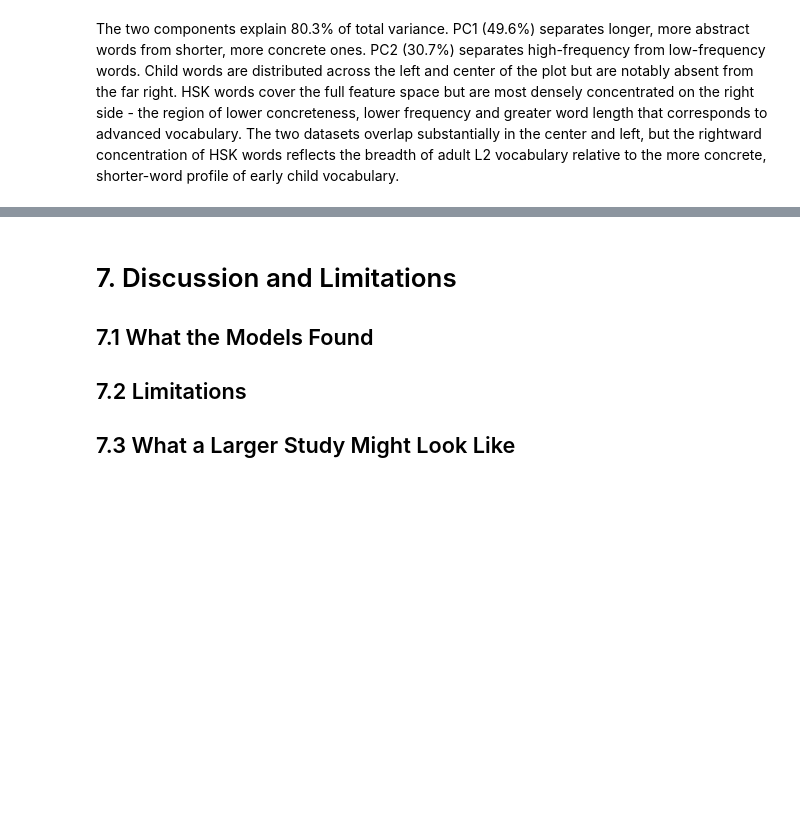
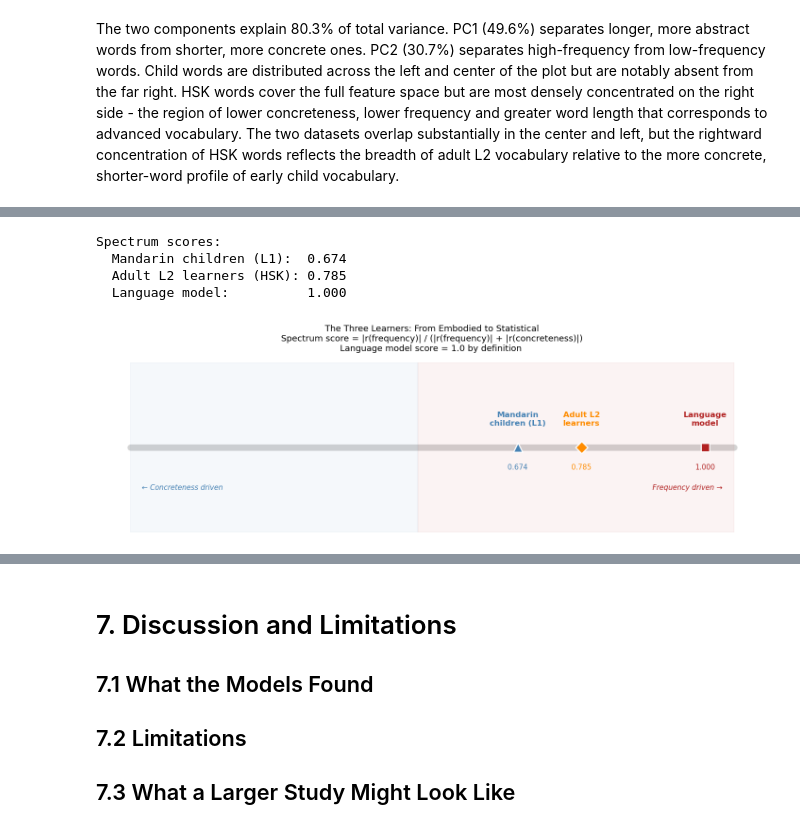
Before and after one commit to Slavena1/Softuni-Machine-Learning-Final-Project, a Jupyter notebook: SlavenaMachineLearningProject.ipynb, the cells around one changed output, grey strips where cells are left out. Cells and saved outputs as stored; diff of their text form; code cells hidden in the pictures; blank space fills up the shorter version.

```diff
--- a/SlavenaMachineLearningProject.ipynb
+++ b/SlavenaMachineLearningProject.ipynb
@@ -1233,0 +1339,80 @@ The two components explain 80.3% of total variance. PC1 (49.6%) separates longer
+# %%
+def spectrum_score(r_freq, r_conc):
+    """
+    Compute a spectrum score from 0 (concreteness-driven)
+    to 1 (frequency-driven), using absolute Spearman correlations.
+    Absolute values are used because both correlations are negative
+    (higher frequency and higher concreteness both predict earlier
+    acquisition), so the sign reflects direction, not dominance.
+    The language model scores 1.0 by definition.
+    """
+    denom = abs(r_freq) + abs(r_conc)
+    if denom == 0:
+        return 0.0
+    return abs(r_freq) / denom
+
+r_freq_child = spearman_results['Frequency (log)']['child_r']
+r_conc_child = spearman_results['Concreteness']['child_r']
+r_freq_adult = spearman_results['Frequency (log)']['adult_r']
+r_conc_adult = spearman_results['Concreteness']['adult_r']
+
+score_child  = spectrum_score(r_freq_child, r_conc_child)
+score_adult  = spectrum_score(r_freq_adult, r_conc_adult)
+score_model  = 1.0
+
+print("Spectrum scores:")
+print(f"  Mandarin children (L1):  {score_child:.3f}")
+print(f"  Adult L2 learners (HSK): {score_adult:.3f}")
+print(f"  Language model:          {score_model:.3f}")
+# %% [output]
+Spectrum scores:
+  Mandarin children (L1):  0.674
+  Adult L2 learners (HSK): 0.785
+  Language model:          1.000
+# %%
+fig, ax = plt.subplots(figsize=(12, 4))
+
+ax.plot([0, 1.05], [0, 0], color='lightgrey',
+        linewidth=8, solid_capstyle='round', zorder=1)
+ax.axvspan(0,    0.5,  alpha=0.05, color='steelblue')
+ax.axvspan(0.5,  1.05, alpha=0.05, color='firebrick')
+
+learners = [
+    (score_child,  'Mandarin\nchildren (L1)',  'steelblue',  '^', 140),
+    (score_adult,  'Adult L2\nlearners',        'darkorange', 'D', 120),
+    (score_model,  'Language\nmodel',           'firebrick',  's', 120),
+]
+
+for score, label, color, marker, size in learners:
+    ax.scatter(score, 0, color=color, marker=marker,
+               s=size, zorder=5,
+               edgecolors='white', linewidth=1.5)
+    ax.annotate(label, (score, 0),
+                xytext=(0, 28), textcoords='offset points',
+                ha='center', fontsize=10,
+                color=color, fontweight='bold')
+    ax.annotate(f'{score:.3f}', (score, 0),
+                xytext=(0, -28), textcoords='offset points',
+                ha='center', fontsize=9, color=color)
+
+ax.text(0.02, -0.15, '← Concreteness driven',
+        ha='left', fontsize=9,
+        color='steelblue', style='italic')
+ax.text(1.03, -0.15, 'Frequency driven →',
+        ha='right', fontsize=9,
+        color='firebrick', style='italic')
+
+ax.set_xlim(-0.05, 1.1)
+ax.set_ylim(-0.3, 0.3)
+ax.axis('off')
+ax.set_title(
+    'The Three Learners: From Embodied to Statistical\n'
+    'Spectrum score = |r(frequency)| / '
+    '(|r(frequency)| + |r(concreteness)|)\n'
+    'Language model score = 1.0 by definition ',
+    fontsize=11, pad=15)
+
+plt.tight_layout()
+plt.show()
+# %% [output]
+[figure, added]
```
Also changed, not shown: parts of 11 cells of this notebook.
